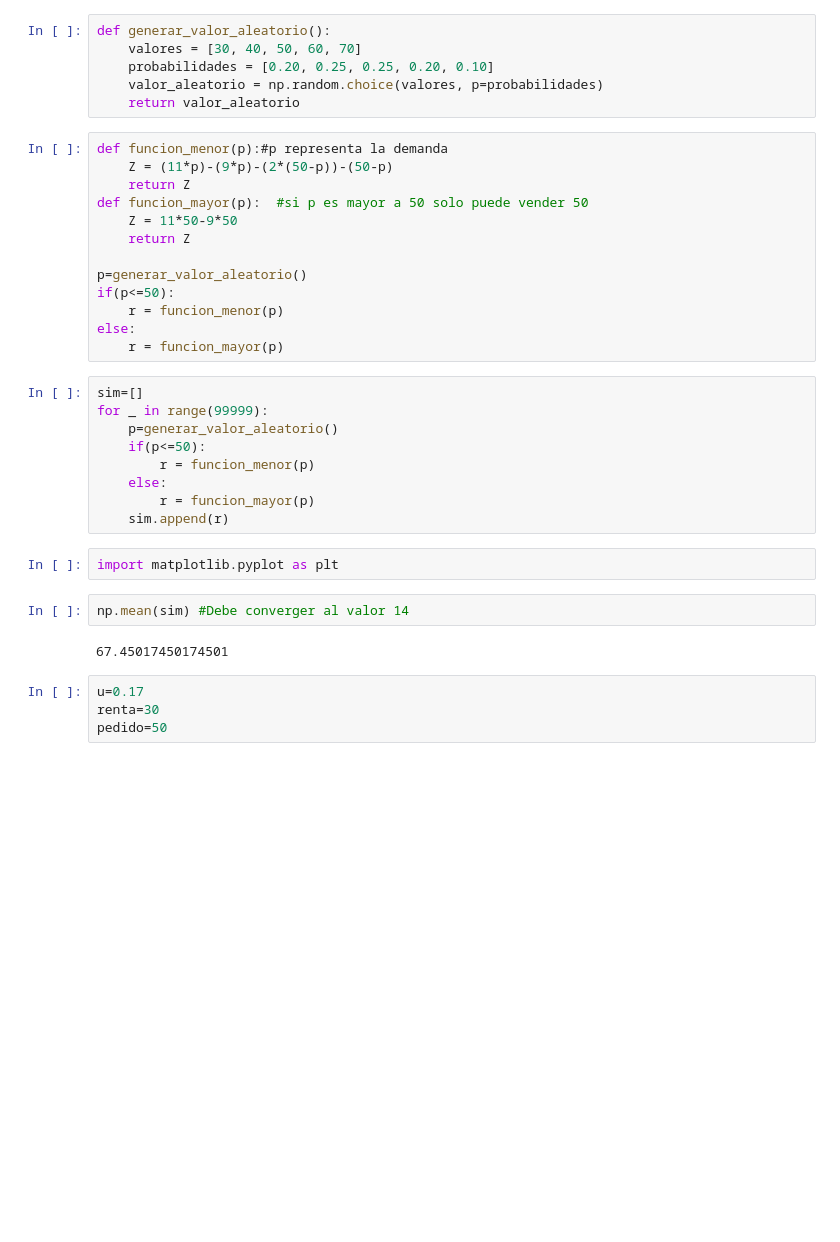
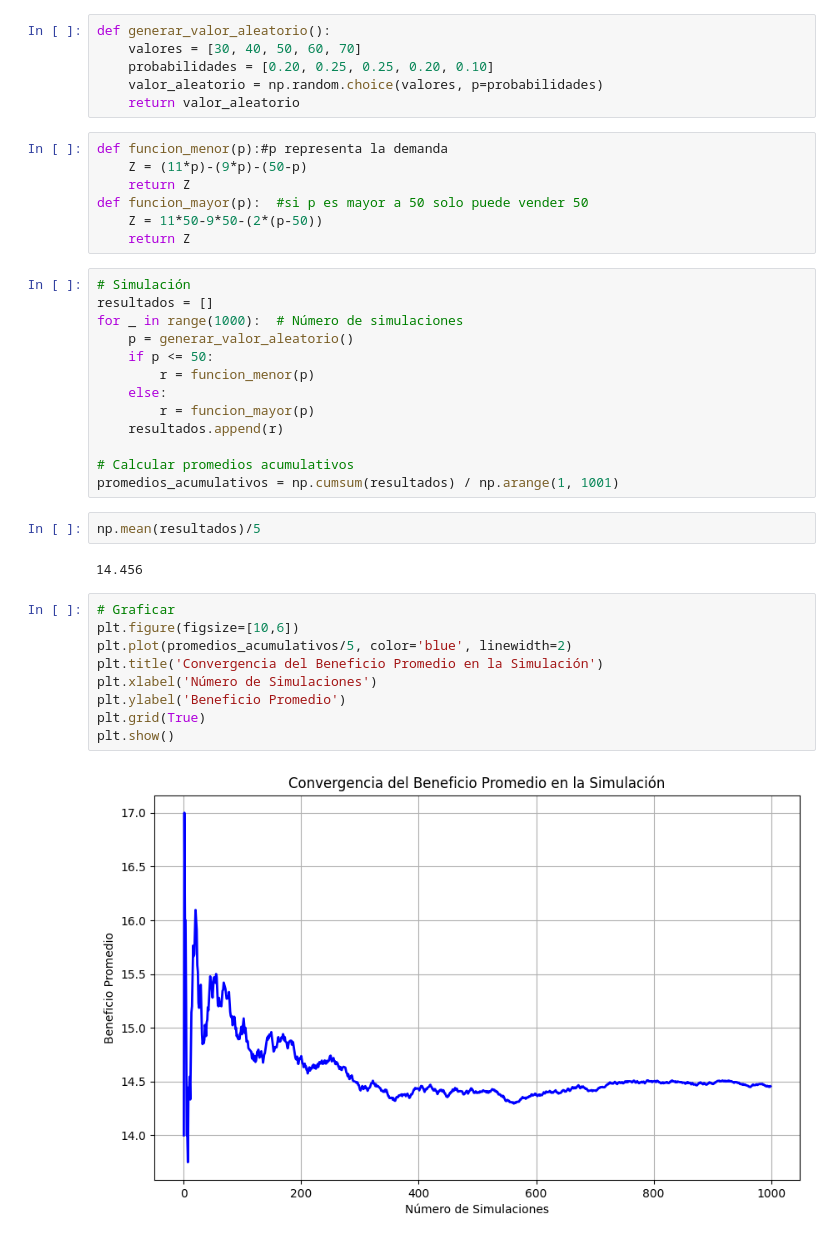
Before and after one commit to CharlyPierce/Simulacion2, a Jupyter notebook: ejercicio5/Periodicos.ipynb, the cells around one changed output. Saved outputs shown, nothing was run; the diff lists cells and outputs as text; blank space fills up the shorter version.

Commit message:
Periodicos simulacion

```diff
--- a/ejercicio5/Periodicos.ipynb
+++ b/ejercicio5/Periodicos.ipynb
@@ -52,33 +21,36 @@ def generar_valor_aleatorio():
     return valor_aleatorio
 # %%
 def funcion_menor(p):#p representa la demanda
-    Z = (11*p)-(9*p)-(2*(50-p))-(50-p)
+    Z = (11*p)-(9*p)-(50-p)
     return Z
 def funcion_mayor(p):  #si p es mayor a 50 solo puede vender 50
-    Z = 11*50-9*50
+    Z = 11*50-9*50-(2*(p-50))
     return Z
-
-p=generar_valor_aleatorio()
-if(p<=50):
-    r = funcion_menor(p)
-else:
-    r = funcion_mayor(p)
-# %%
-sim=[]
-for _ in range(99999):
-    p=generar_valor_aleatorio()
-    if(p<=50):
-        r = funcion_menor(p)
-    else:
-        r = funcion_mayor(p)
-    sim.append(r)
-# %%
-import matplotlib.pyplot as plt
+# %%
+# Simulación
+resultados = []
+for _ in range(1000):  # Número de simulaciones
+    p = generar_valor_aleatorio()
+    if p <= 50:
+        r = funcion_menor(p)
+    else:
+        r = funcion_mayor(p)
+    resultados.append(r)
+
+# Calcular promedios acumulativos
+promedios_acumulativos = np.cumsum(resultados) / np.arange(1, 1001)
+# %%
+np.mean(resultados)/5
+# %% [output]
+14.456
 # %%
-np.mean(sim) #Debe converger al valor 14
+# Graficar
+plt.figure(figsize=[10,6])
+plt.plot(promedios_acumulativos/5, color='blue', linewidth=2)
+plt.title('Convergencia del Beneficio Promedio en la Simulación')
+plt.xlabel('Número de Simulaciones')
+plt.ylabel('Beneficio Promedio')
+plt.grid(True)
+plt.show()
 # %% [output]
-67.45017450174501
+[figure, added]
-# %%
-u=0.17
-renta=30
-pedido=50
```
Also changed, not shown: parts of 5 cells of this notebook, 2 other files.
